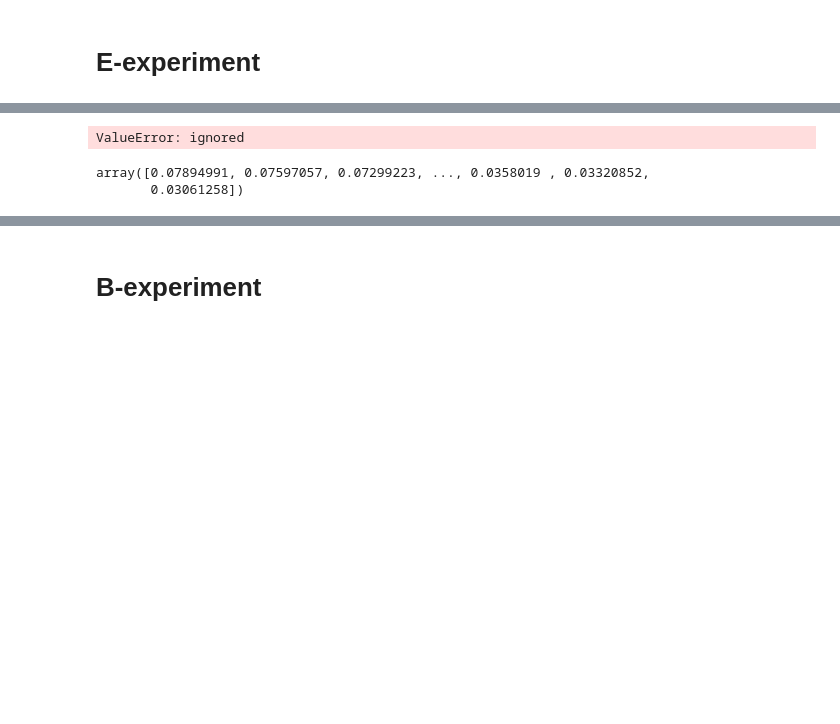
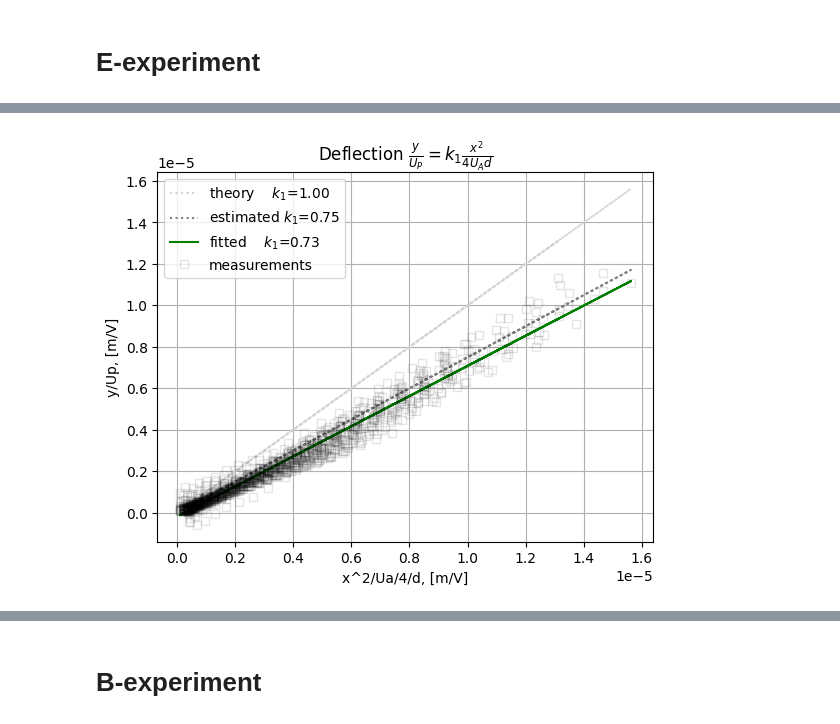
Before and after one commit to evgeny-kolonsky/Lab2_Electron, a Jupyter notebook: Lab2_Thomson2.ipynb, the cells around one changed output, grey strips where cells are left out. Saved outputs shown, nothing was run; the diff lists cells and outputs as text; code cells hidden in the pictures; blank space fills up the shorter version.

```diff
--- a/Lab2_Thomson2.ipynb
+++ b/Lab2_Thomson2.ipynb
@@ -166,6 +163,12 @@ Text(0.5, 1.0, 'Zero forces correction')
 # %% [markdown]
 Rotate by $\alpha$ to ensure $y=0$ when no forces applied.
-# %%
-x, y = x*np.cos(alpha) + y*np.sin(alpha), -x*np.sin(alpha) + y*np.cos(alpha)
+# %%
+cosa, sina = np.cos(alpha), np.sin(alpha)
+x, y = x*cosa + y*sina, -x*sina + y*cosa
+
+for obs in experiment.values():
+  x_, y_ = obs.x, obs.y
+  obs.x, obs.y = x_*cosa + y_*sina, -x_*sina + y_*cosa
+  obs.fit()
 # %% [markdown]
 # E-experiment
@@ -172,34 +198,30 @@ x, y = x*np.cos(alpha) + y*np.sin(alpha), -x*np.sin(alpha) + y*np.cos(alpha)
 # %%
-xmin = 4e-2
-filter = (group==1) & (x > xmin) # E-experiment
+filter =(Up != 0) & (I == 0) # E-experiment
+#filter = filter * (Ua*1e-3 > 2) & (np.abs(Up) <= Ua )
+filter = filter * (Ua*1e-3 > 2)
 d = 5.5e-2
 x_ = x[filter]
 y_ = y[filter]
 Up_ = Up[filter]
 Ua_ = Ua[filter]
 
 xu = x_*x_/Ua_/4/d
 yu = y_/Up_
 
 
 fit = linregress(xu, yu)
 k1 = fit.slope
 
 plt.plot(xu, 1.00*xu, label=f'theory    $k_1$={1.0:.2f}',c='lightgray', ls='dotted')
 plt.plot(xu, 0.75*xu, label=f'estimated $k_1$={.75:.2f}',c='gray', ls='dotted')
 plt.plot(xu, fit.intercept + fit.slope*xu,
                       label=f'fitted    $k_1$={fit.slope:.2f}',c='green')
 plt.plot(xu, yu, label='measurements', c='black',
             marker='s', fillstyle='none', ls='', alpha=.1)
 plt.legend()
 plt.grid()
 plt.xlabel('x^2/Ua/4/d, [m/V]')
 plt.ylabel('y/Up, [m/V]')
 plt.title(r'Deflection $\frac{y}{U_P} = k_1 \frac{x^2}{4 U_A d}$');
 # %% [output]
-ValueError: ignored
+[figure, added]
-# %%
-x_
-# %% [output]
-array([0.07894991, 0.07597057, 0.07299223, ..., 0.0358019 , 0.03320852,
-       0.03061258])
```
Also changed, not shown: parts of 24 cells of this notebook.
